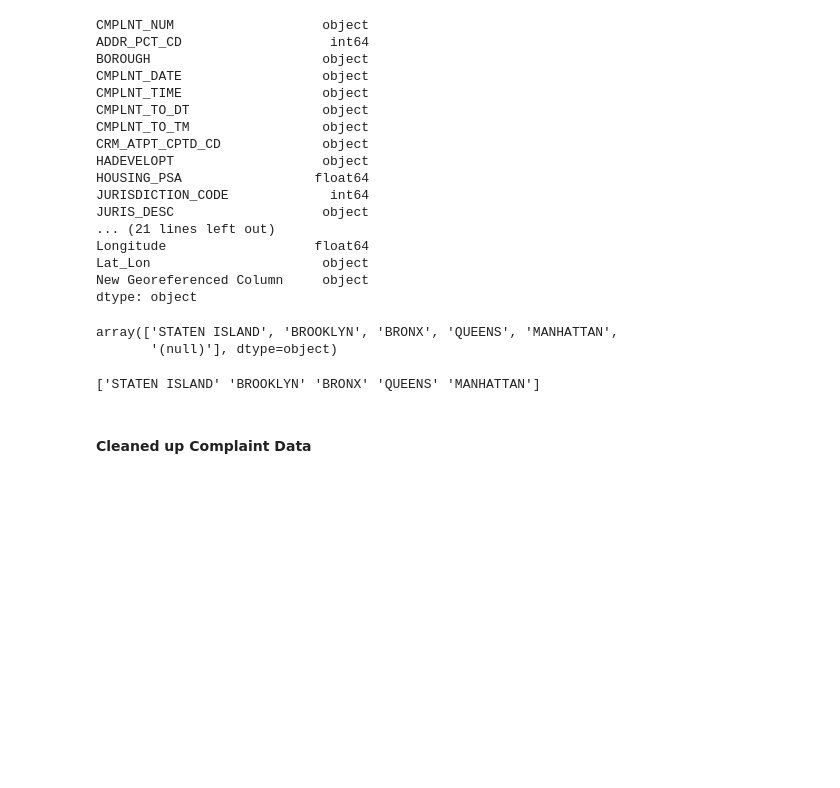
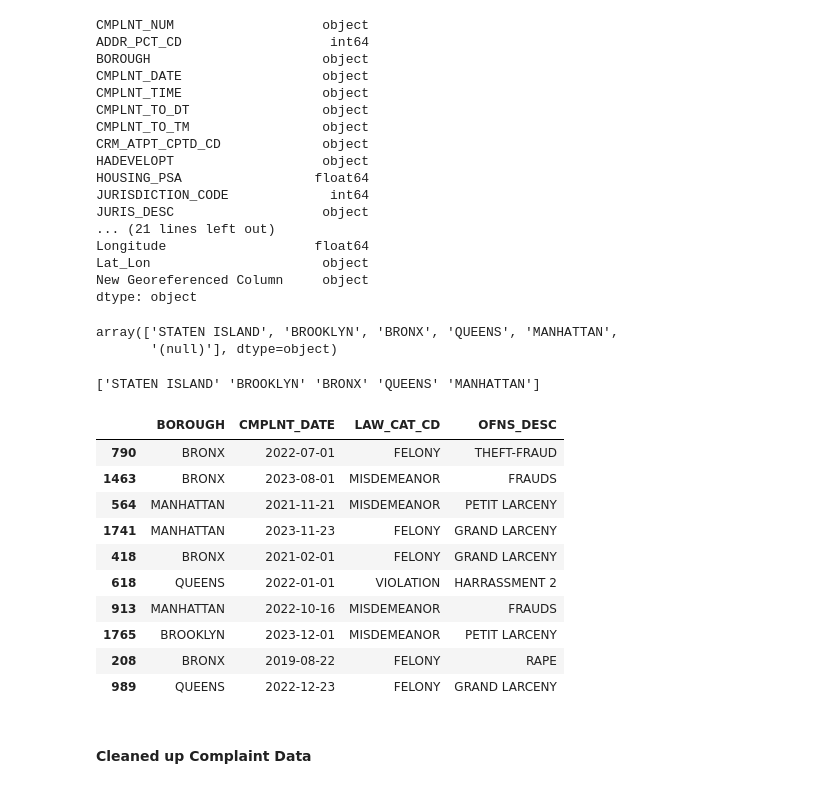
Before and after one commit to lugisz/lugisz.github.io, a Jupyter notebook: Project03.ipynb, the cells around one changed output. Cells and saved outputs as stored; diff of their text form; code cells hidden in the pictures; blank space fills up the shorter version.

```diff
--- a/Project03.ipynb
+++ b/Project03.ipynb
@@ -91,7 +91,20 @@ print(complaint["BOROUGH"].unique())
 # %%
 # Selecting columns to keep
 column_to_keep = ["BOROUGH", "CMPLNT_DATE", "LAW_CAT_CD", "OFNS_DESC"]
 complaint = complaint[column_to_keep]
+complaint.sample(10)
+# %% [output]
+|  | BOROUGH | CMPLNT_DATE | LAW_CAT_CD | OFNS_DESC |
+| 790 | BRONX | 2022-07-01 | FELONY | THEFT-FRAUD |
+| 1463 | BRONX | 2023-08-01 | MISDEMEANOR | FRAUDS |
+| 564 | MANHATTAN | 2021-11-21 | MISDEMEANOR | PETIT LARCENY |
+| 1741 | MANHATTAN | 2023-11-23 | FELONY | GRAND LARCENY |
+| 418 | BRONX | 2021-02-01 | FELONY | GRAND LARCENY |
+| 618 | QUEENS | 2022-01-01 | VIOLATION | HARRASSMENT 2 |
+| 913 | MANHATTAN | 2022-10-16 | MISDEMEANOR | FRAUDS |
+| 1765 | BROOKLYN | 2023-12-01 | MISDEMEANOR | PETIT LARCENY |
+| 208 | BRONX | 2019-08-22 | FELONY | RAPE |
+| 989 | QUEENS | 2022-12-23 | FELONY | GRAND LARCENY |
 # %% [markdown]
 #### Cleaned up Complaint Data
 # %%
```
Also changed, not shown: parts of 9 cells of this notebook.
